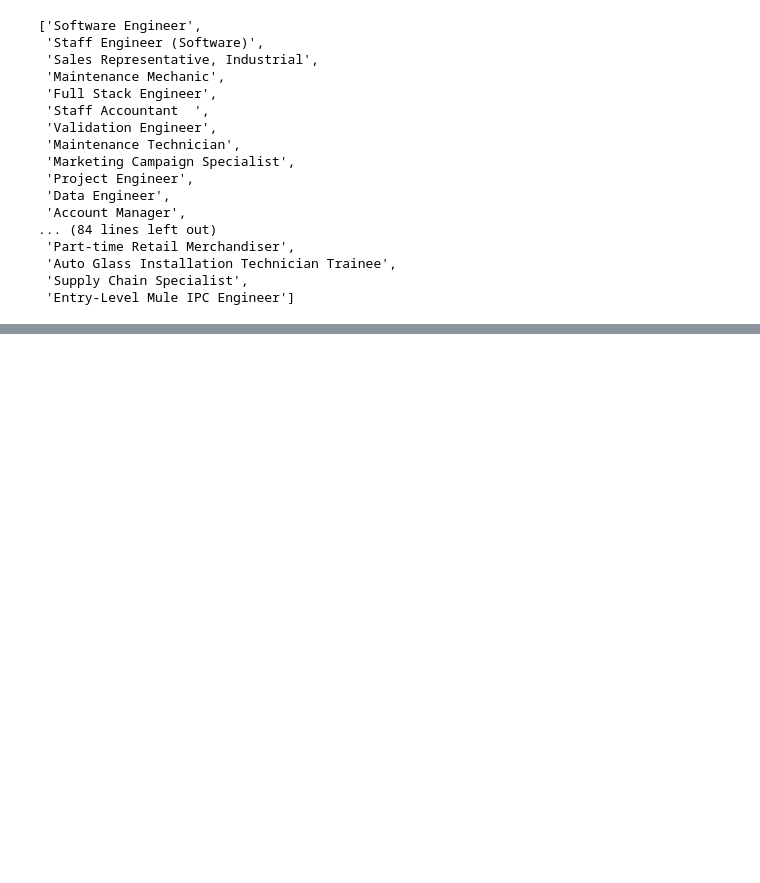
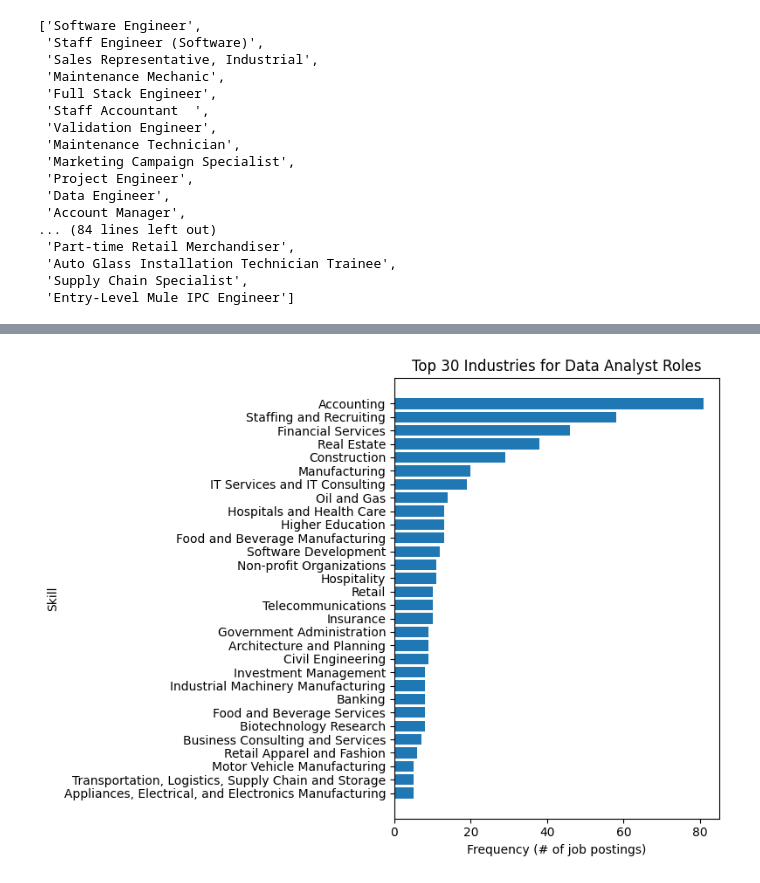
Before and after one commit to Lennykiruthu/job-market-analysis, a Jupyter notebook: eda.ipynb, the cells around one changed output, grey strips where cells are left out. Drawn from its saved outputs; the diff is of its cells as text; code cells hidden in the pictures; blank space fills up the shorter version.

```diff
--- a/eda.ipynb
+++ b/eda.ipynb
@@ -78,0 +116,5 @@ dtype: object
+# %%
+merged_industries_df = pd.merge(job_industries_df, industries_df, on='industry_id', how='left')
+merged_industries_df = pd.merge(positions_df, merged_industries_df, on='job_id', how='left')
+
+Explore('# Merged Industries', merged_industries_df)
@@ -144,0 +251,3 @@ plt.show()
+# %%
+data_analyst_merged_industries_df = merged_industries_df[['cluster_id', 'cluster_name', 'title', 'cluster_skills', 'industry_name']].query("cluster_name == 'Accountant'")
+data_analyst_merged_industries_df.head(10)
@@ -144,0 +266,19 @@ plt.show()
+# %%
+industry_counts = Counter(data_analyst_merged_industries_df['industry_name'].tolist())
+
+top_30 = industry_counts.most_common(30)
+
+industries, counts = zip(*top_30)
+
+# ✅ Plot bar chart
+plt.figure(figsize=(8, 6))
+plt.barh(industries, counts)
+plt.xlabel("Frequency (# of job postings)")
+plt.ylabel("Skill")
+plt.title(f"Top 30 Industries for Data Analyst Roles")
+plt.gca().invert_yaxis()  # highest at top
+
+plt.tight_layout()
+plt.show()
+# %% [output]
+[figure, added]
```
Also changed, not shown: parts of 20 cells of this notebook, 1 other file.
